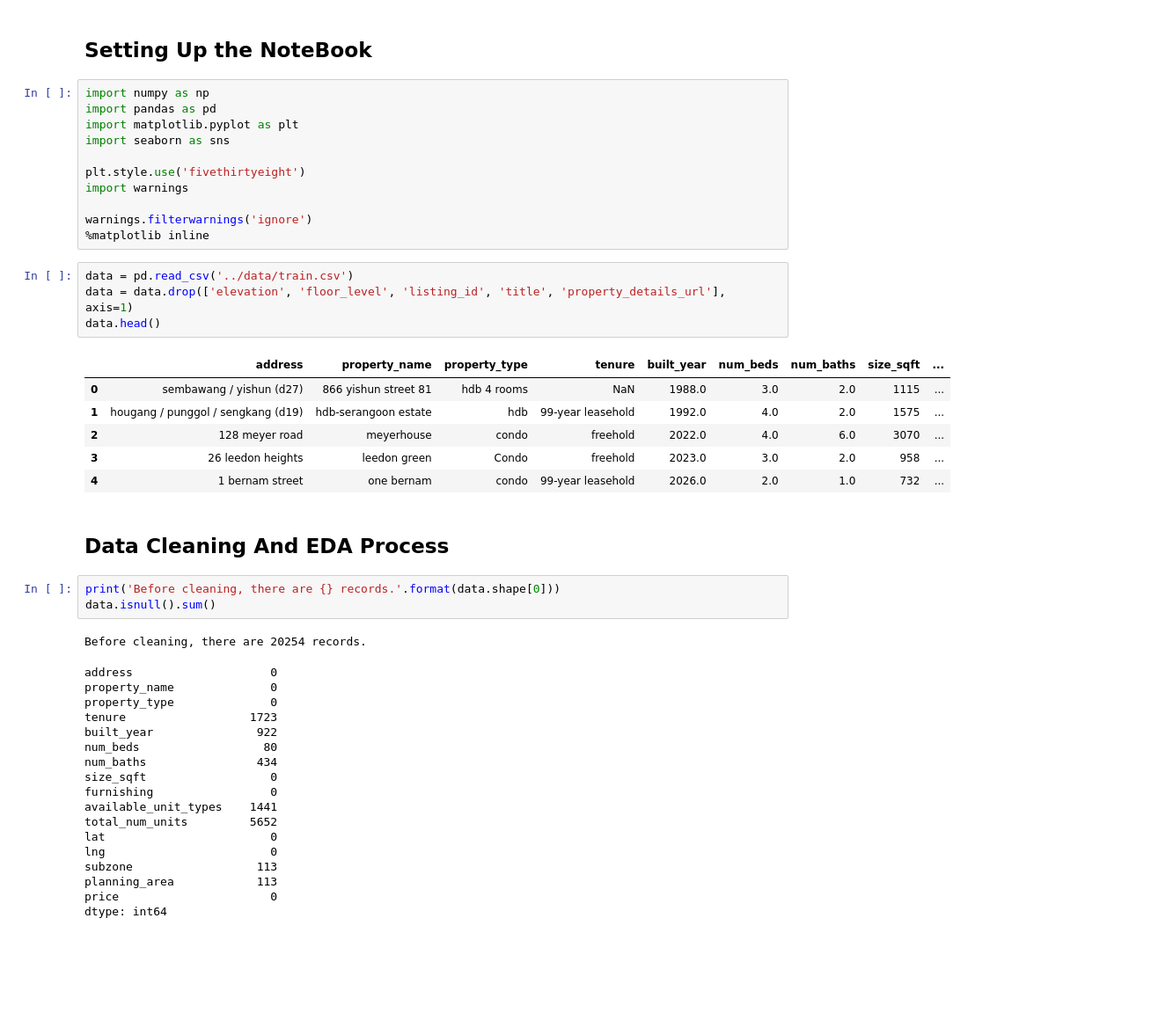
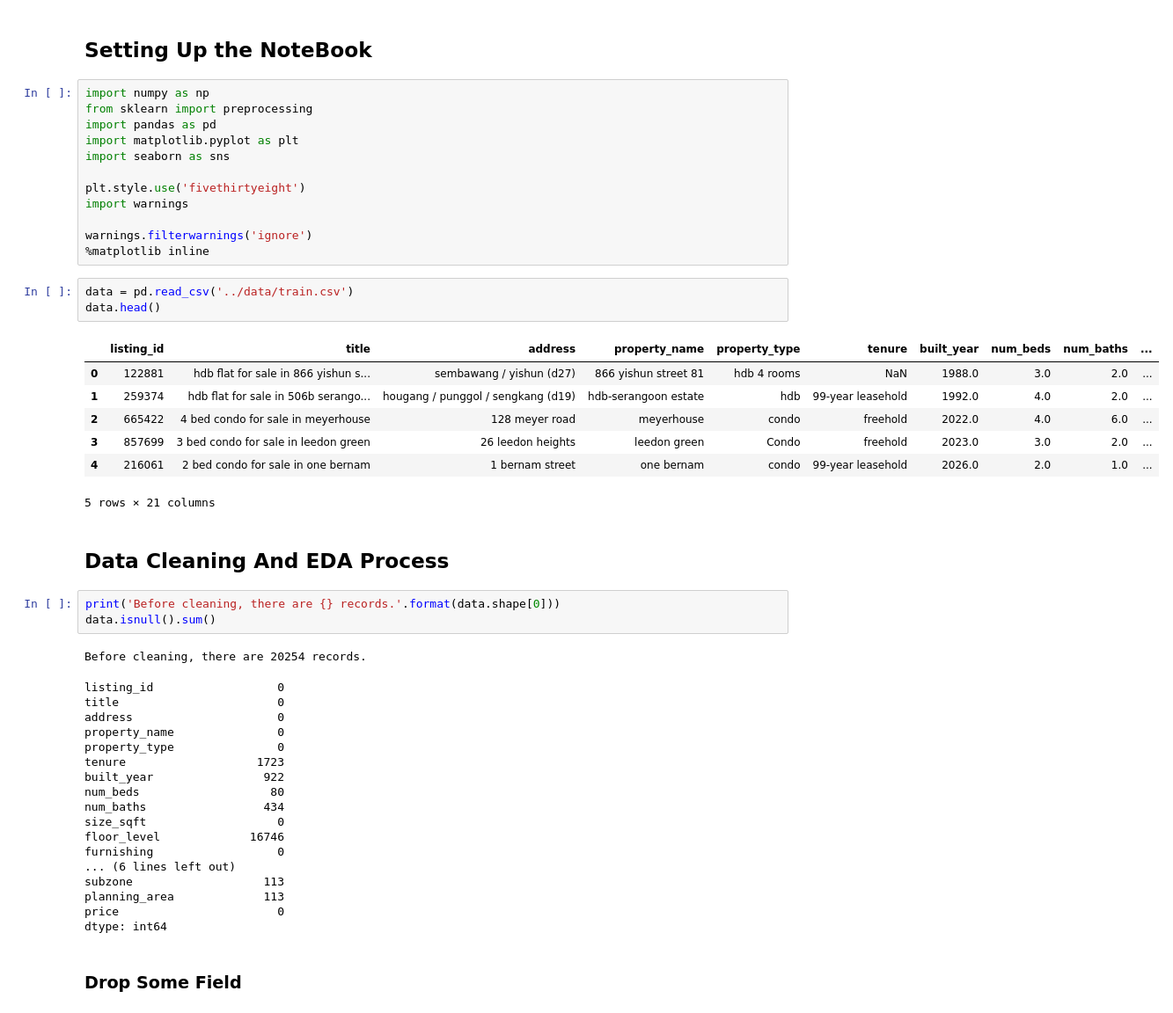
Before and after one commit to GaryGky/CS5228, a Jupyter notebook: Project/task-1-regression/regression.ipynb, the cells around one changed output. Shown: that part at 88% size. Saved outputs shown, nothing was run; the diff lists cells and outputs as text; blank space fills up the shorter version.

```diff
--- a/Project/task-1-regression/regression.ipynb
+++ b/Project/task-1-regression/regression.ipynb
@@ -6,6 +6,7 @@ Task1-Regression: Prediction of Property Resale Prices – given the information
 ## Setting Up the NoteBook
 # %%
 import numpy as np
+from sklearn import preprocessing
 import pandas as pd
 import matplotlib.pyplot as plt
 import seaborn as sns
@@ -17,15 +18,15 @@ warnings.filterwarnings('ignore')
 %matplotlib inline
 # %%
 data = pd.read_csv('../data/train.csv')
-data = data.drop(['elevation', 'floor_level', 'listing_id', 'title', 'property_details_url'], axis=1)
 data.head()
 # %% [output]
-|  | address | property_name | property_type | tenure | built_year | num_beds | num_baths | size_sqft | ... |
-| 0 | sembawang / yishun (d27) | 866 yishun street 81 | hdb 4 rooms | NaN | 1988.0 | 3.0 | 2.0 | 1115 | ... |
-| 1 | hougang / punggol / sengkang (d19) | hdb-serangoon estate | hdb | 99-year leasehold | 1992.0 | 4.0 | 2.0 | 1575 | ... |
-| 2 | 128 meyer road | meyerhouse | condo | freehold | 2022.0 | 4.0 | 6.0 | 3070 | ... |
-| 3 | 26 leedon heights | leedon green | Condo | freehold | 2023.0 | 3.0 | 2.0 | 958 | ... |
-| 4 | 1 bernam street | one bernam | condo | 99-year leasehold | 2026.0 | 2.0 | 1.0 | 732 | ... |
+|  | listing_id | title | address | property_name | property_type | tenure | built_year | num_beds | num_baths | ... |
+| 0 | 122881 | hdb flat for sale in 866 yishun s... | sembawang / yishun (d27) | 866 yishun street 81 | hdb 4 rooms | NaN | 1988.0 | 3.0 | 2.0 | ... |
+| 1 | 259374 | hdb flat for sale in 506b serango... | hougang / punggol / sengkang (d19) | hdb-serangoon estate | hdb | 99-year leasehold | 1992.0 | 4.0 | 2.0 | ... |
+| 2 | 665422 | 4 bed condo for sale in meyerhouse | 128 meyer road | meyerhouse | condo | freehold | 2022.0 | 4.0 | 6.0 | ... |
+| 3 | 857699 | 3 bed condo for sale in leedon green | 26 leedon heights | leedon green | Condo | freehold | 2023.0 | 3.0 | 2.0 | ... |
+| 4 | 216061 | 2 bed condo for sale in one bernam | 1 bernam street | one bernam | condo | 99-year leasehold | 2026.0 | 2.0 | 1.0 | ... |
+5 rows × 21 columns
 # %% [markdown]
 ## Data Cleaning And EDA Process
 # %%
@@ -33,20 +34,22 @@ print('Before cleaning, there are {} records.'.format(data.shape[0]))
 data.isnull().sum()
 # %% [output]
 Before cleaning, there are 20254 records.
-address                    0
-property_name              0
-property_type              0
-tenure                  1723
-built_year               922
-num_beds                  80
-num_baths                434
-size_sqft                  0
-furnishing                 0
-available_unit_types    1441
-total_num_units         5652
-lat                        0
-lng                        0
-subzone                  113
-planning_area            113
-price                      0
+listing_id                  0
+title                       0
+address                     0
+property_name               0
+property_type               0
+tenure                   1723
+built_year                922
+num_beds                   80
+num_baths                 434
+size_sqft                   0
+floor_level             16746
+furnishing                  0
+... (6 lines left out)
+subzone                   113
+planning_area             113
+price                       0
 dtype: int64
+# %% [markdown]
+### Drop Some Field
```
Also changed, not shown: parts of 16 cells of this notebook.
